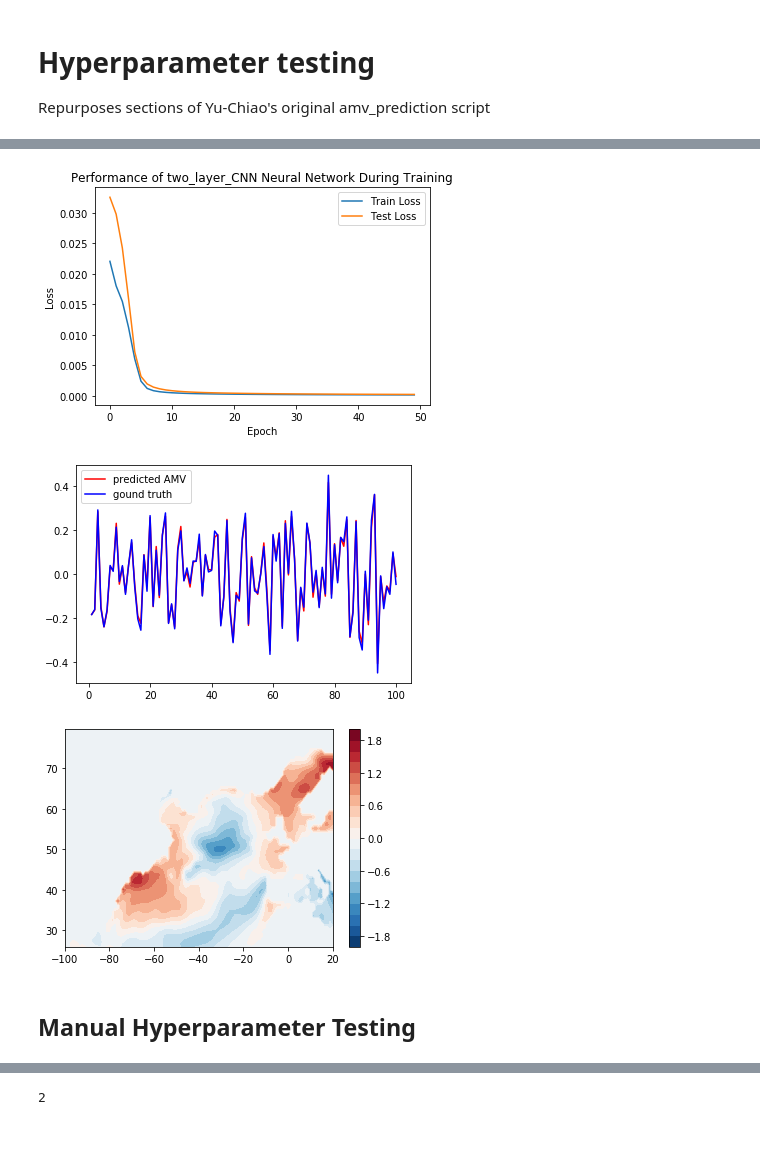
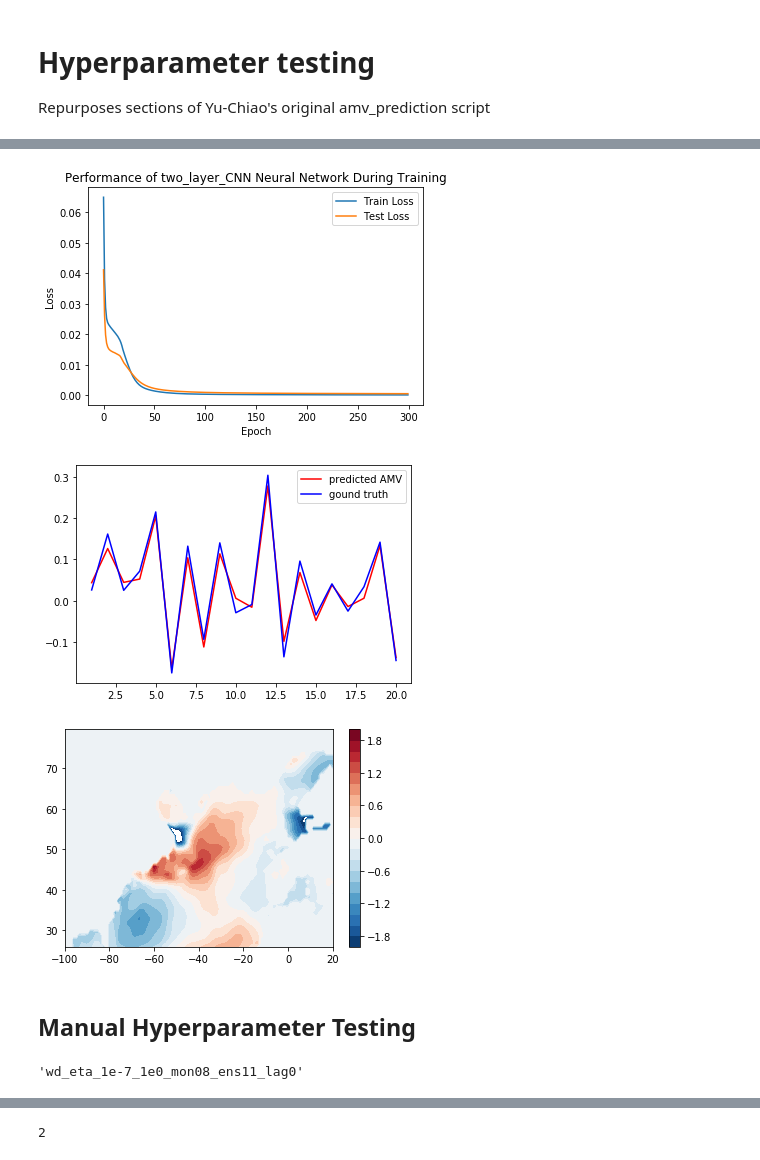
Before and after one commit to glennliu265/amvlearn, a Jupyter notebook: hyperparameter_testing.ipynb, the cells around one changed output, grey strips where cells are left out. Saved outputs shown, nothing was run; the diff lists cells and outputs as text; code cells hidden in the pictures.

```diff
--- a/hyperparameter_testing.ipynb
+++ b/hyperparameter_testing.ipynb
@@ -93,7 +93,6 @@ class CNN(nn.Module):
         #the conv layers for setting the dimension of the linear layer!
         #Using the print_layer, we find that the dimensions are
         #(batch_size, 16, 42, 87)
-
         self.fc1 = nn.Linear(16 * 12 * 21, 24)
         self.fc2 = nn.Linear(24, 20)
         self.fc3 = nn.Linear(20, 1)
@@ -119,7 +118,7 @@ class Print(nn.Module):
         return x
 
 def train_network(net, criterion, optimizer, trainloader, testloader,
-                  experiment_name, num_epochs=50, printprogress=True):
+                  experiment_name, num_epochs=300,printprogress=False):
   """
   inputs
   ------
@@ -282,22 +286,20 @@ for NT in range(nt):
 # %%
-
 # ================================================================
 # Train model
 # ================================================================
 num_input_time_steps = 1
-train_predictors = var1_comb[0:800,:,:,:].astype(np.float32)
-train_predictands = var_ts[0:800].astype(np.float32)
-test_predictors = var1_comb[-100:,:,:,:].astype(np.float32)
-test_predictands = var_ts[-100:].astype(np.float32)
-test2_predictors = var3_comb[-100:,:,:,:].astype(np.float32)
-test2_predictands = var_ts[-100:].astype(np.float32)
+train_predictors = var1_comb[0:60,:,:,:].astype(np.float32)
+train_predictands = var1_ts[0:60].astype(np.float32)
+test_predictors = var1_comb[-20:,:,:,:].astype(np.float32)
+test_predictands = var1_ts[-20:].astype(np.float32)
+#   test_predictors = var3_comb[-20:,:,:,:].astype(np.float32)
+#   test_predictands = var3_ts[-20:].astype(np.float32)
 
 #Convert the numpy ararys into AMV_dataset, which is a subset of the
 #torch.utils.data.Dataset class.  This class is compatible with
 #the torch dataloader, which allows for data loading for a CNN
 train_dataset = AMV_dataset(train_predictors, train_predictands)
 test_dataset = AMV_dataset(test_predictors, test_predictands)
-test2_dataset = AMV_dataset(test2_predictors, test2_predictands)
 
 #Create a torch.utils.data.DataLoader from the ENSODatasets() created earlier!
 #the similarity between the name DataLoader and Dataset in the pytorch API is unfortunate...
@@ -322,7 +324,7 @@ plt.title('Performance of {} Neural Network During Training'.format(experiment_n
 plt.legend(loc='best')
 
 corr, _ = pearsonr(test_predictands, predictions)
-rmse    = mean_squared_error(test_predictands, predictions) ** 0.5
+rmse = mean_squared_error(test_predictands, predictions) ** 0.5
 
 print("corr = ", corr)
 print("rmse = ", rmse)
@@ -337,7 +339,7 @@ plt.legend()
 #   plot_nino_time_series(test_predictands, predictions, '{} Predictions. \n Corr: {:3f}. \n RMSE: {:3f}.'.format(experiment_name, corr, rmse))
 
 plt.figure()
-plt.contourf(lon,lat,var1_comb[111,:,:,:].squeeze(), levels=np.linspace(-2,2,21),cmap='RdBu_r')
+plt.contourf(lon,lat,var1_comb[11,:,:,:].squeeze(), levels=np.linspace(-2,2,21),cmap='RdBu_r')
 plt.colorbar()
 
 plt.show()
@@ -362,5 +364,49 @@ rmse =  0.014627914659219764
-[figure, old version]
+[figure, new version]
-[figure, old version]
+[figure, new version]
-[figure, old version]
+[figure, new version]
 # %% [markdown]
 ## Manual Hyperparameter Testing
+# %%
+# -------------------------------------
+# Manual Hyperparameter Testing: Set-up
+# -------------------------------------
+# Setup: Indicate hyperparameter values and set up grid. Preallocate output variables and prepare data
+# Currently, only works with varying eta and wd (need to think of more generalizable code...)
+
+# User edits start here -----------------------
+# Input some hyperparameters and their values
+
+
+# max order
+# min order
+maxorder = 0
+minorder = -7
+eta = [10**i for i in range(minorder,maxorder+1)]
+wd  = eta.copy()
+
+# Set the hyperparameter grid
+param1 = eta.copy()
+param2 = wd.copy()
+
+# Set input data options
+ens_sel = 10
+time_lag = 0
+month_sel = 7
+num_input_time_steps = 1
+testsize = 20
+trainsize = 60
+
+# Set other variables
+batch_size = 5
+experiment_name = "two_layer_CNN"
+num_epochs = 50
+
+# Save data
+expname = "wd_eta_1e%i_1e%i_mon%02d_ens%02d_lag%i" % (minorder,maxorder,month_sel+1,ens_sel+1,time_lag)
+outname = "hyperparameter_testing_%s.npz" % (expname)
+outpath = "/stormtrack/data4/share/deep_learning/data/hyperparameter_testing/"
+
+# User edits stop here ------------------------
+expname
+# %% [output]
+'wd_eta_1e-7_1e0_mon08_ens11_lag0'
```
Also changed, not shown: parts of 10 cells of this notebook, 1 other file.
